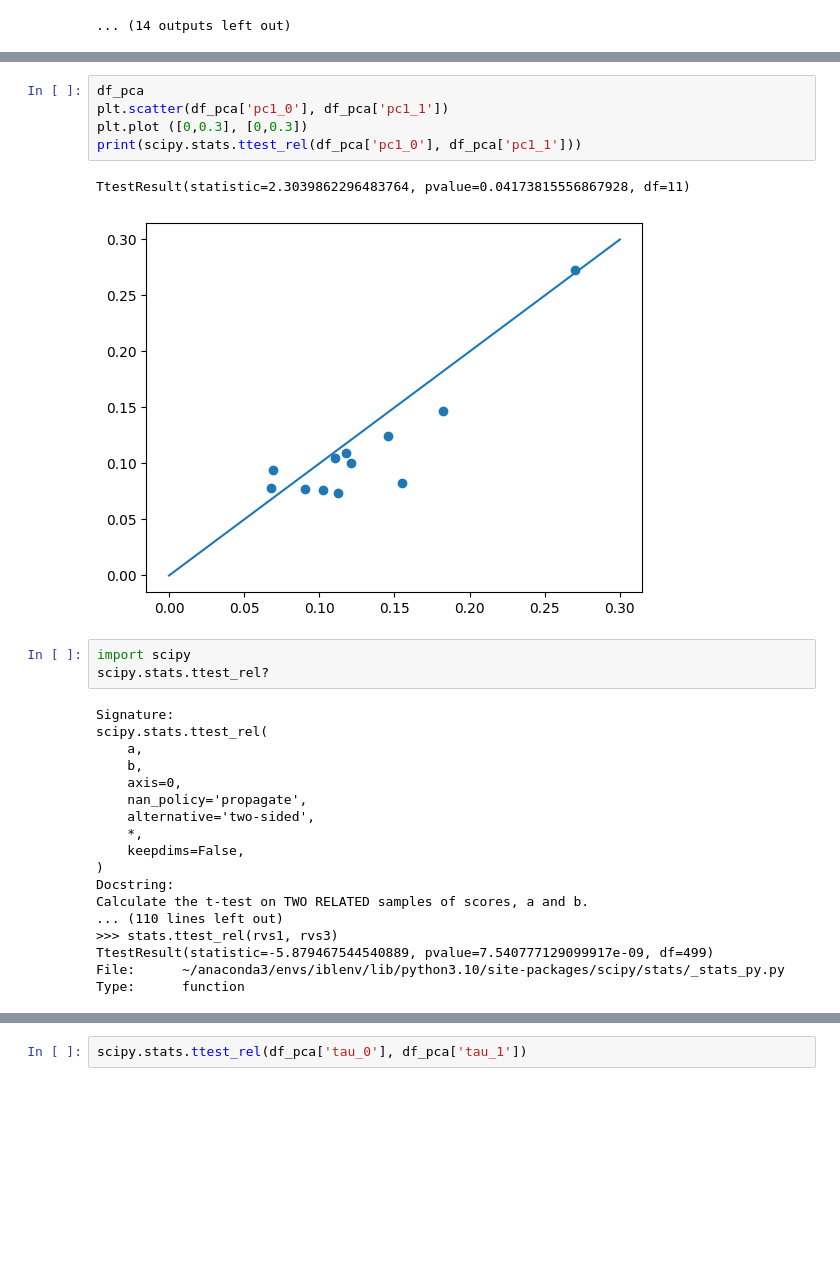
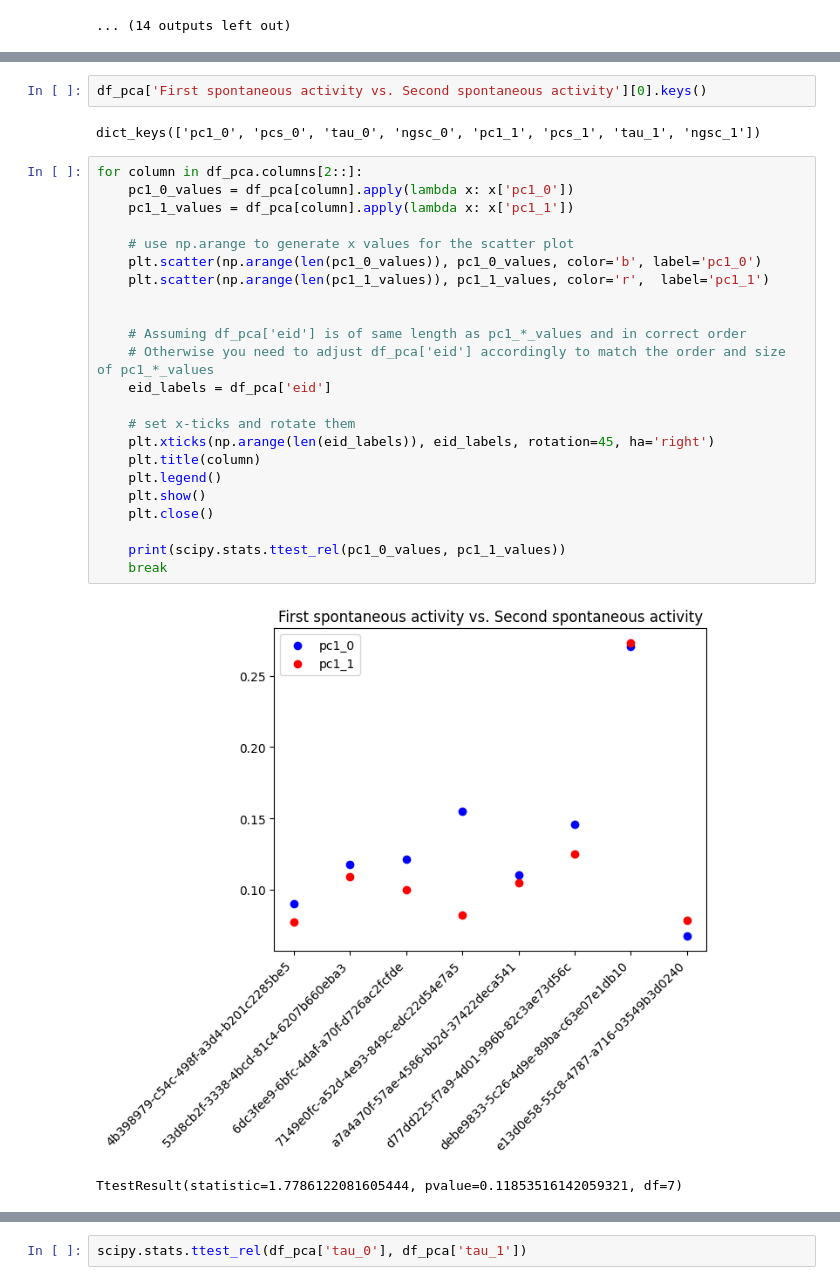
Before and after one commit to ja-94/psychedelics, a Jupyter notebook: 02_PCA.ipynb, the cells around one changed output, grey strips where cells are left out. Drawn from its saved outputs; the diff is of its cells as text; blank space fills up the shorter version.

```diff
--- a/02_PCA.ipynb
+++ b/02_PCA.ipynb
@@ -956,29 +984,30 @@ df_pca
-# %%
-df_pca
-plt.scatter(df_pca['pc1_0'], df_pca['pc1_1'])
-plt.plot ([0,0.3], [0,0.3])
-print(scipy.stats.ttest_rel(df_pca['pc1_0'], df_pca['pc1_1']))
-# %% [output]
-TtestResult(statistic=2.3039862296483764, pvalue=0.04173815556867928, df=11)
-[figure, removed]
-# %%
-import scipy
-scipy.stats.ttest_rel?
-# %% [output]
-Signature:
-scipy.stats.ttest_rel(
-    a,
-    b,
-    axis=0,
-    nan_policy='propagate',
-    alternative='two-sided',
-    *,
-    keepdims=False,
-)
-Docstring:
-Calculate the t-test on TWO RELATED samples of scores, a and b.
-... (110 lines left out)
->>> stats.ttest_rel(rvs1, rvs3)
-TtestResult(statistic=-5.879467544540889, pvalue=7.540777129099917e-09, df=499)
-File:      ~/anaconda3/envs/iblenv/lib/python3.10/site-packages/scipy/stats/_stats_py.py
-Type:      function
+# %%
+df_pca['First spontaneous activity vs. Second spontaneous activity'][0].keys()
+# %% [output]
+dict_keys(['pc1_0', 'pcs_0', 'tau_0', 'ngsc_0', 'pc1_1', 'pcs_1', 'tau_1', 'ngsc_1'])
+# %%
+for column in df_pca.columns[2::]:
+    pc1_0_values = df_pca[column].apply(lambda x: x['pc1_0'])
+    pc1_1_values = df_pca[column].apply(lambda x: x['pc1_1'])
+
+    # use np.arange to generate x values for the scatter plot
+    plt.scatter(np.arange(len(pc1_0_values)), pc1_0_values, color='b', label='pc1_0')
+    plt.scatter(np.arange(len(pc1_1_values)), pc1_1_values, color='r',  label='pc1_1')
+
+
+    # Assuming df_pca['eid'] is of same length as pc1_*_values and in correct order
+    # Otherwise you need to adjust df_pca['eid'] accordingly to match the order and size of pc1_*_values
+    eid_labels = df_pca['eid']
+
+    # set x-ticks and rotate them
+    plt.xticks(np.arange(len(eid_labels)), eid_labels, rotation=45, ha='right')
+    plt.title(column)
+    plt.legend()
+    plt.show()
+    plt.close()
+
+    print(scipy.stats.ttest_rel(pc1_0_values, pc1_1_values))
+    break
+# %% [output]
+[figure, added]
+TtestResult(statistic=1.7786122081605444, pvalue=0.11853516142059321, df=7)
```
Also changed, not shown: parts of 6 cells of this notebook.
